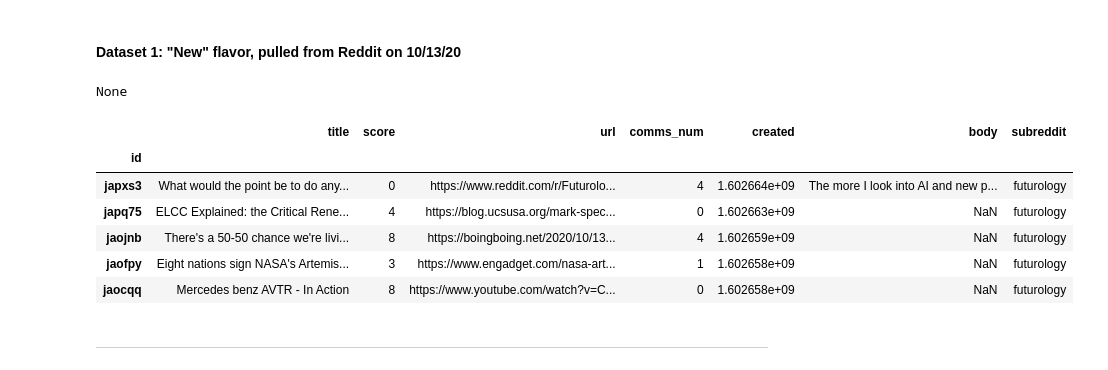
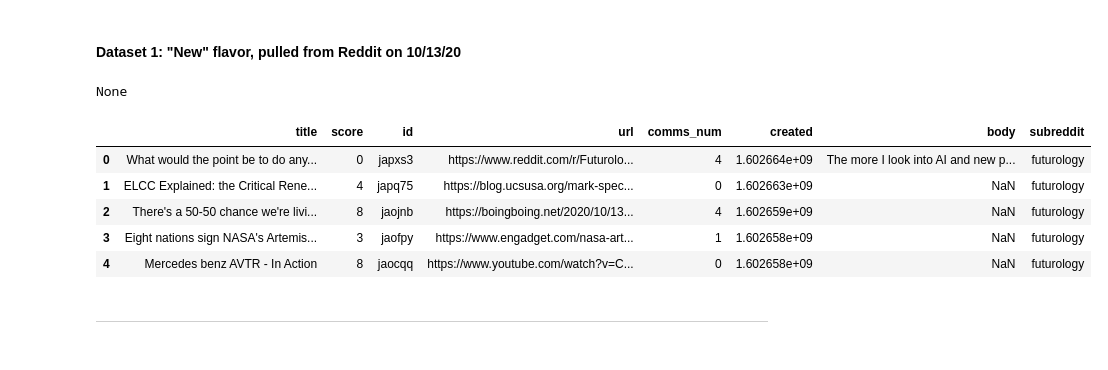
Before and after one commit to abishop17/plausible_utopia_nlp_classification_modeling, a Jupyter notebook: code/Project 3 - #1 of 3 (Preprocessing, EDA) - Plausible Utopia -- Classification Modeling on Subreddits.ipynb, the cells around one changed output. Drawn from its saved outputs; the diff is of its cells as text; code cells hidden in the pictures.

```diff
--- a/code/Project 3 - #1 of 3 (Preprocessing, EDA) - Plausible Utopia -- Classification Modeling on Subreddits.ipynb
+++ b/code/Project 3 - #1 of 3 (Preprocessing, EDA) - Plausible Utopia -- Classification Modeling on Subreddits.ipynb
@@ -85,18 +85,17 @@ From the [rubric](https://git.generalassemb.ly/abishop17/project_3/blob/master/R
 # %% [markdown]
 #### Dataset 1: "New" flavor, pulled from Reddit on 10/13/20
 # %%
-subred = pd.read_csv('../data/df_with_both_subs.csv', index_col = 'id')
+subred = pd.read_csv('../data/df_with_both_subs.csv')
 subred = subred.drop(columns = 'Unnamed: 0')
 display(pd.set_option('display.max_colwidth', 50), subred.head())
 # %% [output]
 None
-|  | title | score | url | comms_num | created | body | subreddit |
-| id |  |  |  |  |  |  |  |
-| japxs3 | What would the point be to do any... | 0 | https://www.reddit.com/r/Futurolo... | 4 | 1.602664e+09 | The more I look into AI and new p... | futurology |
-| japq75 | ELCC Explained: the Critical Rene... | 4 | https://blog.ucsusa.org/mark-spec... | 0 | 1.602663e+09 | NaN | futurology |
-| jaojnb | There's a 50-50 chance we're livi... | 8 | https://boingboing.net/2020/10/13... | 4 | 1.602659e+09 | NaN | futurology |
-| jaofpy | Eight nations sign NASA's Artemis... | 3 | https://www.engadget.com/nasa-art... | 1 | 1.602658e+09 | NaN | futurology |
-| jaocqq | Mercedes benz AVTR - In Action | 8 | https://www.youtube.com/watch?v=C... | 0 | 1.602658e+09 | NaN | futurology |
+|  | title | score | id | url | comms_num | created | body | subreddit |
+| 0 | What would the point be to do any... | 0 | japxs3 | https://www.reddit.com/r/Futurolo... | 4 | 1.602664e+09 | The more I look into AI and new p... | futurology |
+| 1 | ELCC Explained: the Critical Rene... | 4 | japq75 | https://blog.ucsusa.org/mark-spec... | 0 | 1.602663e+09 | NaN | futurology |
+| 2 | There's a 50-50 chance we're livi... | 8 | jaojnb | https://boingboing.net/2020/10/13... | 4 | 1.602659e+09 | NaN | futurology |
+| 3 | Eight nations sign NASA's Artemis... | 3 | jaofpy | https://www.engadget.com/nasa-art... | 1 | 1.602658e+09 | NaN | futurology |
+| 4 | Mercedes benz AVTR - In Action | 8 | jaocqq | https://www.youtube.com/watch?v=C... | 0 | 1.602658e+09 | NaN | futurology |
 # %% [markdown]
 ---
 # %% [markdown]
```
Also changed, not shown: parts of 11 cells of this notebook, 2 other files.
